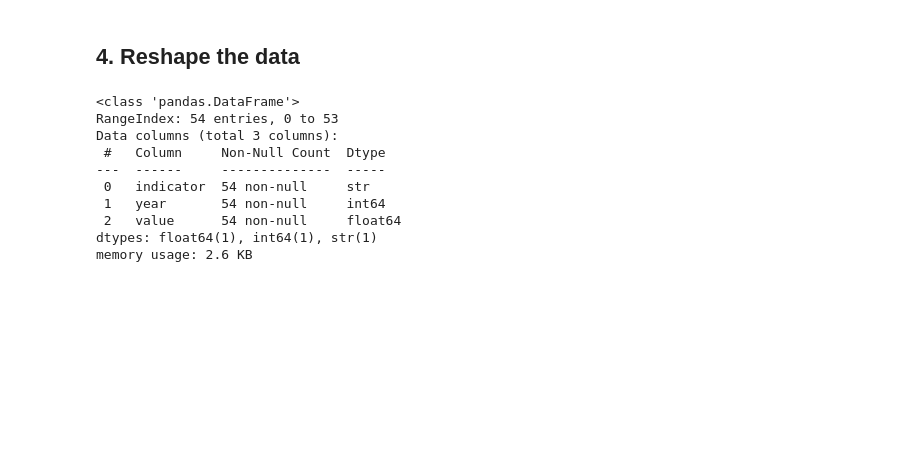
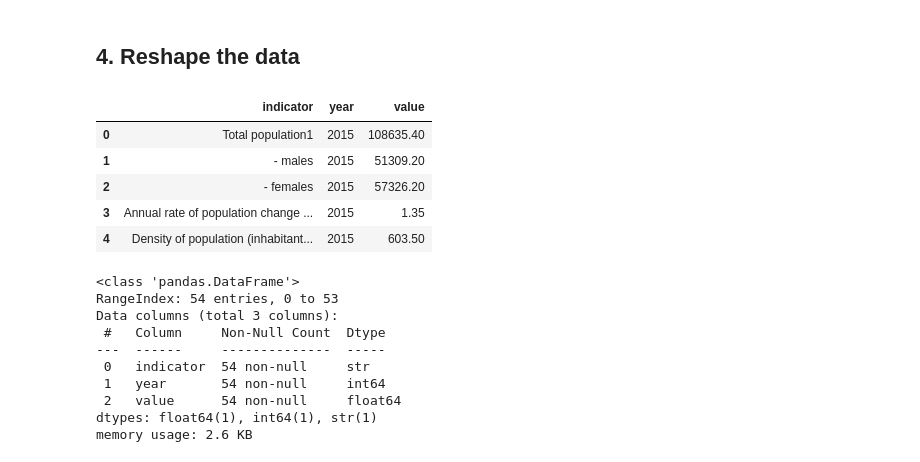
Before and after one commit to GirelliG-it/aruba_population_analyses, a Jupyter notebook: notebooks/1_1_pop_change_density.ipynb, the cells around one changed output. Cells and saved outputs as stored; diff of their text form; code cells hidden in the pictures; blank space fills up the shorter version.

```diff
--- a/notebooks/1_1_pop_change_density.ipynb
+++ b/notebooks/1_1_pop_change_density.ipynb
@@ -101,6 +101,15 @@ tidy_df = selected_rows_df.melt(
     var_name = "year",
     value_name = "value"
 )
+# %%
+tidy_df.head()
+# %% [output]
+|  | indicator | year | value |
+| 0 | Total population1 | 2015 | 108635.40 |
+| 1 | - males | 2015 | 51309.20 |
+| 2 | - females | 2015 | 57326.20 |
+| 3 | Annual rate of population change ... | 2015 | 1.35 |
+| 4 | Density of population (inhabitant... | 2015 | 603.50 |
 # %%
 # Ensure 'year' is stored as integer values
 
```
Also changed, not shown: parts of 3 cells of this notebook, 1 other file.
